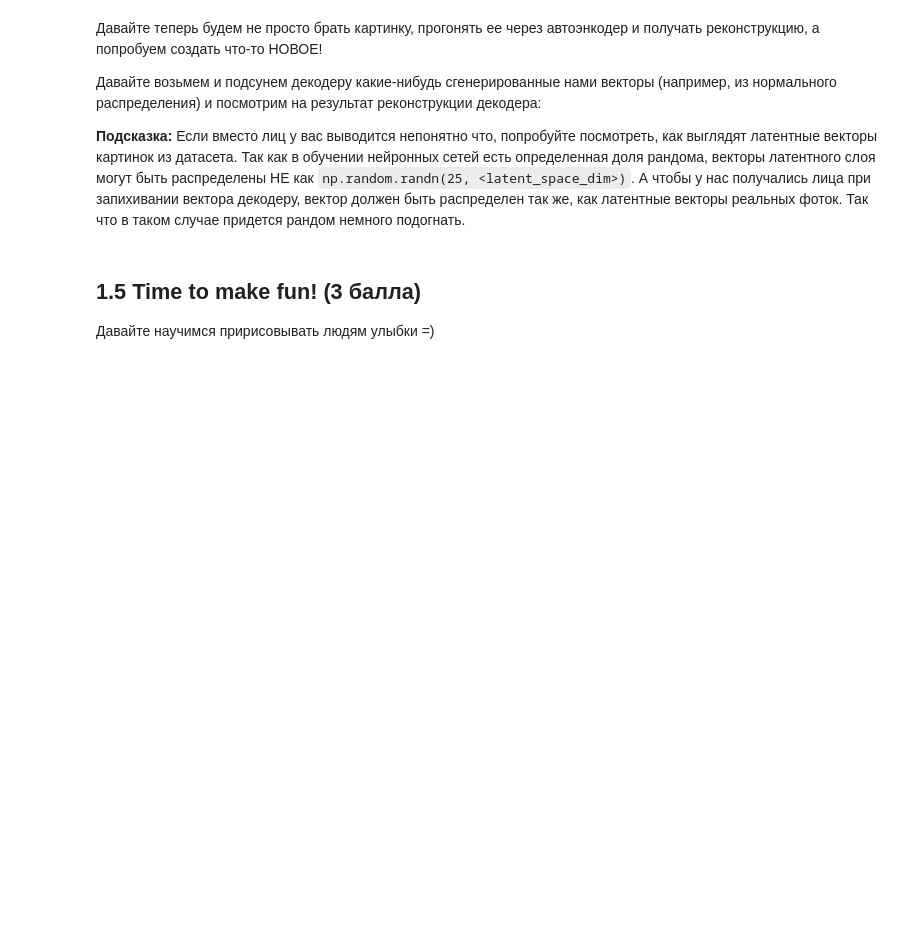
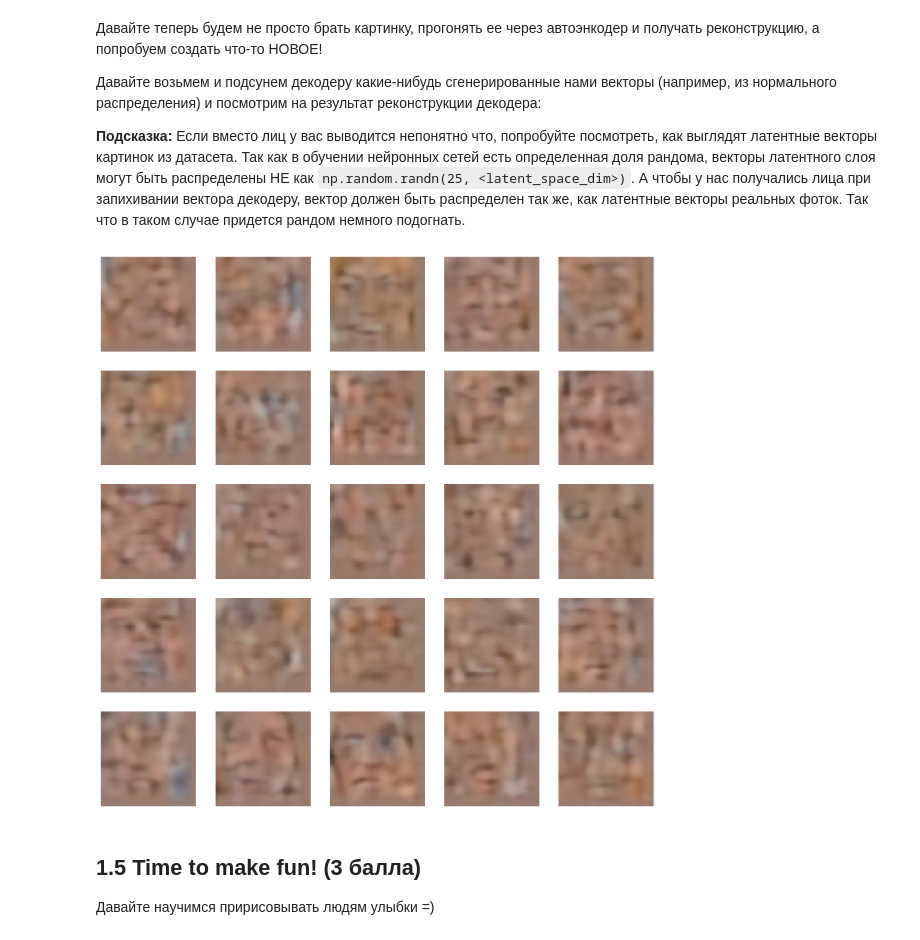
Before and after one commit to blckvia/DeepLearningSchool, a Jupyter notebook: week_10_AE_VAE/Homework/hw_7_autoencoders.ipynb, the cells around one changed output. Cells and saved outputs as stored; diff of their text form; code cells hidden in the pictures; blank space fills up the shorter version.

```diff
--- a/week_10_AE_VAE/Homework/hw_7_autoencoders.ipynb
+++ b/week_10_AE_VAE/Homework/hw_7_autoencoders.ipynb
@@ -163,9 +165,14 @@ class Autoencoder(nn.Module):
             nn.Conv2d(64, 128, kernel_size=3, stride=2, padding=1),
             nn.BatchNorm2d(128),
             nn.ReLU(),
+            nn.Flatten(),
+            nn.Linear(128 * 3 * 3, dim_code)
         )
 
         self.decoder = nn.Sequential(
+            nn.Linear(dim_code, 128 * 3 * 3),
+            nn.Unflatten(1, (128, 3, 3)),
+
             nn.ConvTranspose2d(128, 64, kernel_size=3, stride=2, padding=0),
             nn.ReLU(),
 
@@ -195,9 +202,9 @@ class Autoencoder(nn.Module):
 
         return reconstruction, latent
 # %%
-criterion = nn.SmoothL1Loss(beta=0.1)
+criterion = nn.MSELoss()
 
-autoencoder = Autoencoder()
+autoencoder = Autoencoder().to(device)
 
 optimizer = torch.optim.AdamW(autoencoder.parameters(), lr=1e-3)
 # %% [markdown]
@@ -298,3 +298,16 @@ output = <скормите z декодеру>
+# %%
+# сгенерируем 25 рандомных векторов размера latent_space
+z = torch.randn(25, dim_code).to(device)
+with torch.no_grad():
+    generated_images = autoencoder.decoder(z)
+
+fig, axes = plt.subplots(5, 5, figsize=(15, 15))
+for i, ax in enumerate(axes.flat):
+    ax.imshow(generated_images[i].detach().cpu().permute(1, 2, 0).numpy())
+    ax.axis('off')
+plt.show()
+# %% [output]
+[figure, added]
 # %% [markdown]
 ## 1.5 Time to make fun! (3 балла)
 
```
Also changed, not shown: parts of 17 cells of this notebook.
